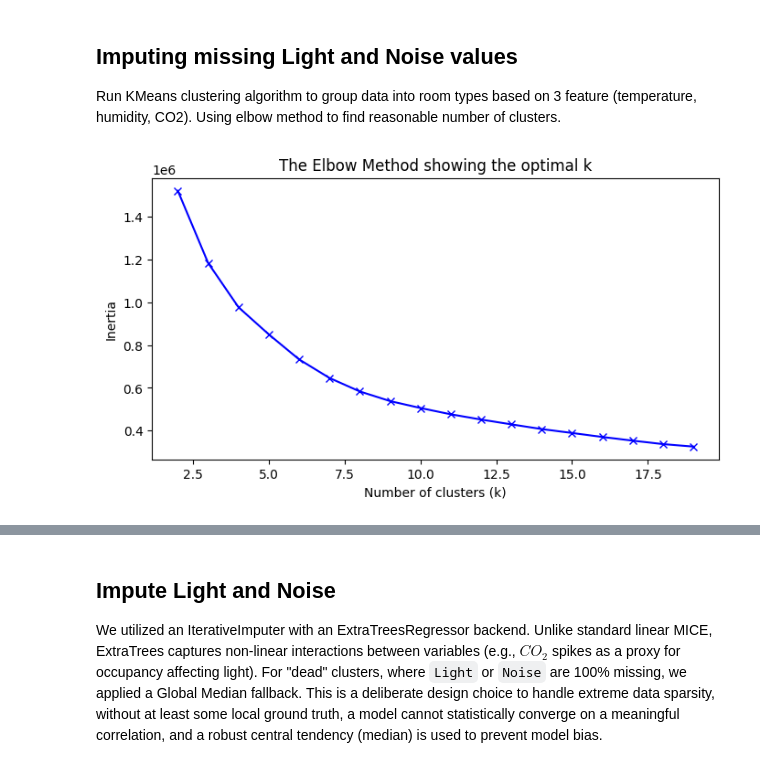
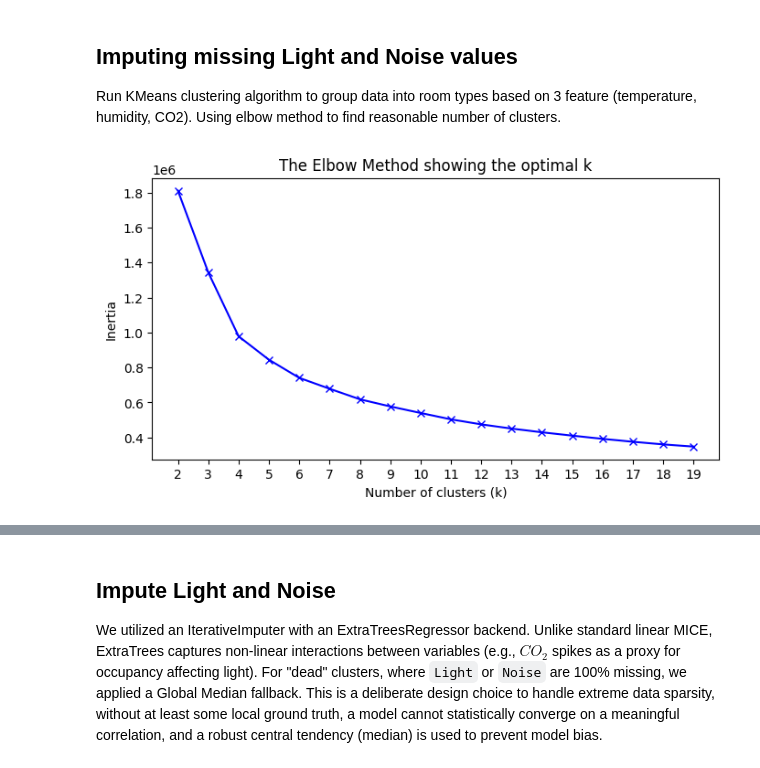
Before and after one commit to SEP4Real/SEP4, a Jupyter notebook: MAL/notebooks/data_related/full_mock_data_analysis.ipynb, the cells around one changed output, grey strips where cells are left out. Drawn from its saved outputs; the diff is of its cells as text; code cells hidden in the pictures.

```diff
--- a/MAL/notebooks/data_related/full_mock_data_analysis.ipynb
+++ b/MAL/notebooks/data_related/full_mock_data_analysis.ipynb
@@ -0,0 +58,8 @@
+# %%
+# remove rows where either co2, temperature, or humidity are missing
+df = df.dropna(subset=['co2', 'temperature', 'humidity'])
+
+missing = df.isna().sum()
+missing_pct = (missing / len(df)) * 100
+missing_summary = pd.DataFrame({"missing_count": missing, "missing_pct": missing_pct}).sort_values(by="missing_count", ascending=False).reset_index().rename(columns={"index": "column"})
+display(missing_summary)
@@ -2,73 +80,33 @@
 ## Imputing missing Light and Noise values
 Run KMeans clustering algorithm to group data into room types based on 3 feature (temperature, humidity, CO2). Using elbow method to find reasonable number of clusters.
 # %%
-import pandas as pd
-import numpy as np
-import matplotlib.pyplot as plt
-import seaborn as sns
-from sklearn.cluster import KMeans
-from sklearn.preprocessing import StandardScaler
-from sklearn.experimental import enable_iterative_imputer
-from sklearn.impute import IterativeImputer, SimpleImputer
-from sklearn.ensemble import ExtraTreesRegressor
-
-
-
-# --- 1. LOAD DATA ---
-# TODO:use full combined dataset after its done
-
-# Load our 3 different datasets
-df1 = pd.read_csv('../../data/raw/1_room_measurements.csv')
-df1 = df1.rename(columns={'sensorId': 'sensor_id', 'CO2': 'co2', 'room': 'roomId'})
-
-df2 = pd.read_csv('../../data/interim/keti_1min_resampled.csv', dtype={'room': str})
-df2 = df2.rename(columns={'room': 'roomId'})
-
-df3 = pd.read_csv('../../data/raw/room_conditions.csv')
-df3 = df3.rename(columns={
-    'id': 'roomId', 'Temperature': 'temperature', 'Humidity': 'humidity',
-    'Light': 'light', 'CO2': 'co2', 'date': 'timestamp'
-})
-
-# List the columns we want at the very end
-final_cols = ['roomId', 'timestamp', 'temperature', 'humidity', 'co2', 'light', 'noise']
-
-# If a dataset is missing a column, add it as NaN so we can glue them
-for d in [df1, df2, df3]:
-    for col in final_cols:
-        if col not in d.columns:
-            d[col] = np.nan
-
-# Glue all 3 datasets together into one big table
-combined_df = pd.concat([df1[final_cols], df2[final_cols], df3[final_cols]], ignore_index=True)
+combined_df = df.copy()
 
 
 # We use these 3 to group similar rows together
 anchors = ['temperature', 'humidity', 'co2']
 
-# KMeans hates missing values, so we temporarily fill them with the median TODO: this should be handled correclty in the analysis of full final dataset
-temp_fill = SimpleImputer(strategy='median').fit_transform(combined_df[anchors])
-
 # Scale the data (Standardize) so CO2 doesn't drown out Temperature
-scaled_data = StandardScaler().fit_transform(temp_fill)
+scaled_data = StandardScaler().fit_transform(combined_df[anchors])
 
 
 from sklearn.cluster import KMeans
 import matplotlib.pyplot as plt
 
 inertia = []
 K = range(2, 20) # Test from 2 to 20 clusters
 
 for k in K:
     km = KMeans(n_clusters=k, random_state=42, n_init=10)
     km.fit(scaled_data) # Use your scaled anchor data
     inertia.append(km.inertia_)
 
 plt.figure(figsize=(8, 4))
 plt.plot(K, inertia, 'bx-')
+plt.xticks(K)
 plt.xlabel('Number of clusters (k)')
 plt.ylabel('Inertia')
 plt.title('The Elbow Method showing the optimal k')
 plt.show()
 # %% [output]
-[figure, old version]
+[figure, new version]
```
Also changed, not shown: parts of 11 cells of this notebook, 2 other files.
